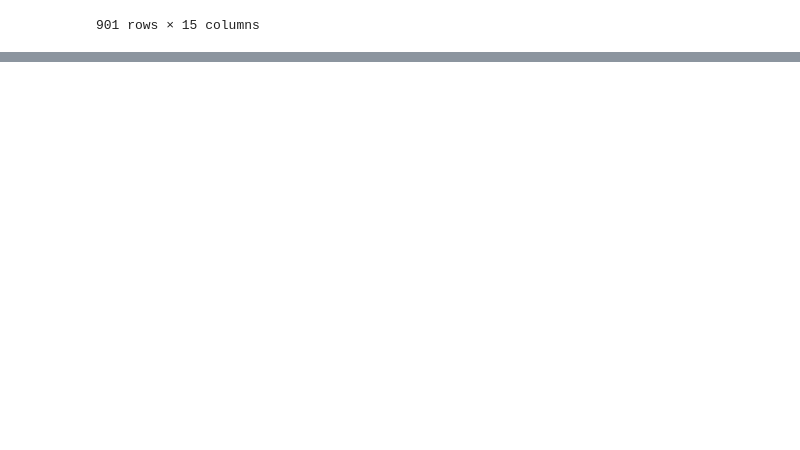
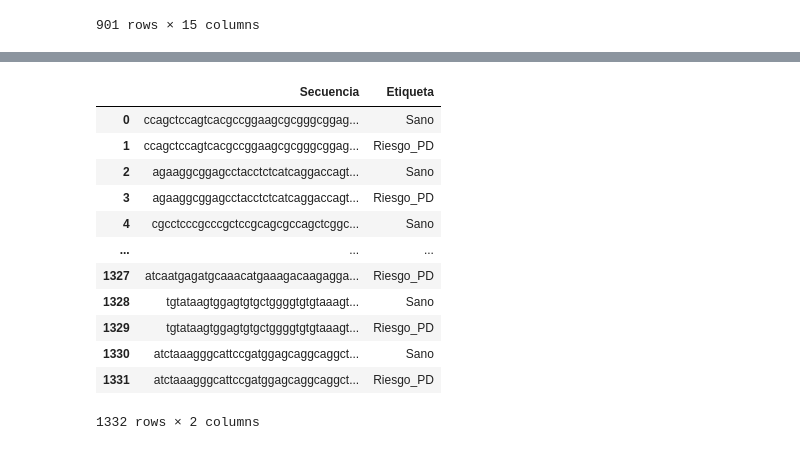
Before and after one commit to jbs1009/TFM_Jorge_Bermejo_Sacristan, a Jupyter notebook: Correcciones_tabla_original_pruebas.ipynb, the cells around one changed output, grey strips where cells are left out. Saved outputs shown, nothing was run; the diff lists cells and outputs as text; code cells hidden in the pictures; blank space fills up the shorter version.

```diff
--- a/Correcciones_tabla_original_pruebas.ipynb
+++ b/Correcciones_tabla_original_pruebas.ipynb
@@ -659,0 +807,59 @@ df_nuevo.to_csv('datosGene4PD/df_union.csv', index = False)
+# %%
+def extrae_region_parkinson(df_final_fila, reg_sana):
+
+    # reg_sana = str(extrae_region_sana(df_final_fila))
+    cadena = df_final_fila["cadena"]
+    inicio = df_final_fila["inicio"]
+    fin = df_final_fila["fin"]
+    pos_snp = df_final_fila["SNP_position_corr"]
+
+    alelo_parkinson = df_final_fila["alternate_allele"]
+
+
+    if cadena == 1:
+
+        snp = pos_snp - inicio
+        nuc = alelo_parkinson
+
+        reg_park = reg_sana[:snp] + nuc + reg_sana[snp + 1:]
+
+    else:
+
+        snp = fin - pos_snp
+        nuc_comp = str(Seq(alelo_parkinson).complement())
+
+        reg_park = reg_sana[:snp] + nuc_comp + reg_sana[snp + 1:]
+
+    return reg_park
+# %%
+secuencias = []
+etiquetas = []
+for i in range(len(df_final)):
+
+    fila = df_final.iloc[i]
+
+    reg_sana = extrae_region_sana(fila)
+    secuencias.append(str(reg_sana).lower())
+    etiquetas.append("Sano")
+
+    reg_park = extrae_region_parkinson(fila, reg_sana)
+    secuencias.append(str(reg_park).lower())
+    etiquetas.append("Riesgo_PD")
+# %%
+df_base_final = pd.DataFrame(list(zip(secuencias, etiquetas)), columns = ["Secuencia", "Etiqueta"])
+# %%
+df_base_final
+# %% [output]
+|  | Secuencia | Etiqueta |
+| 0 | ccagctccagtcacgccggaagcgcgggcggag... | Sano |
+| 1 | ccagctccagtcacgccggaagcgcgggcggag... | Riesgo_PD |
+| 2 | agaaggcggagcctacctctcatcaggaccagt... | Sano |
+| 3 | agaaggcggagcctacctctcatcaggaccagt... | Riesgo_PD |
+| 4 | cgcctcccgcccgctccgcagcgccagctcggc... | Sano |
+| ... | ... | ... |
+| 1327 | atcaatgagatgcaaacatgaaagacaagagga... | Riesgo_PD |
+| 1328 | tgtataagtggagtgtgctggggtgtgtaaagt... | Sano |
+| 1329 | tgtataagtggagtgtgctggggtgtgtaaagt... | Riesgo_PD |
+| 1330 | atctaaagggcattccgatggagcaggcaggct... | Sano |
+| 1331 | atctaaagggcattccgatggagcaggcaggct... | Riesgo_PD |
+1332 rows × 2 columns
```
Also changed, not shown: parts of 18 cells of this notebook.
